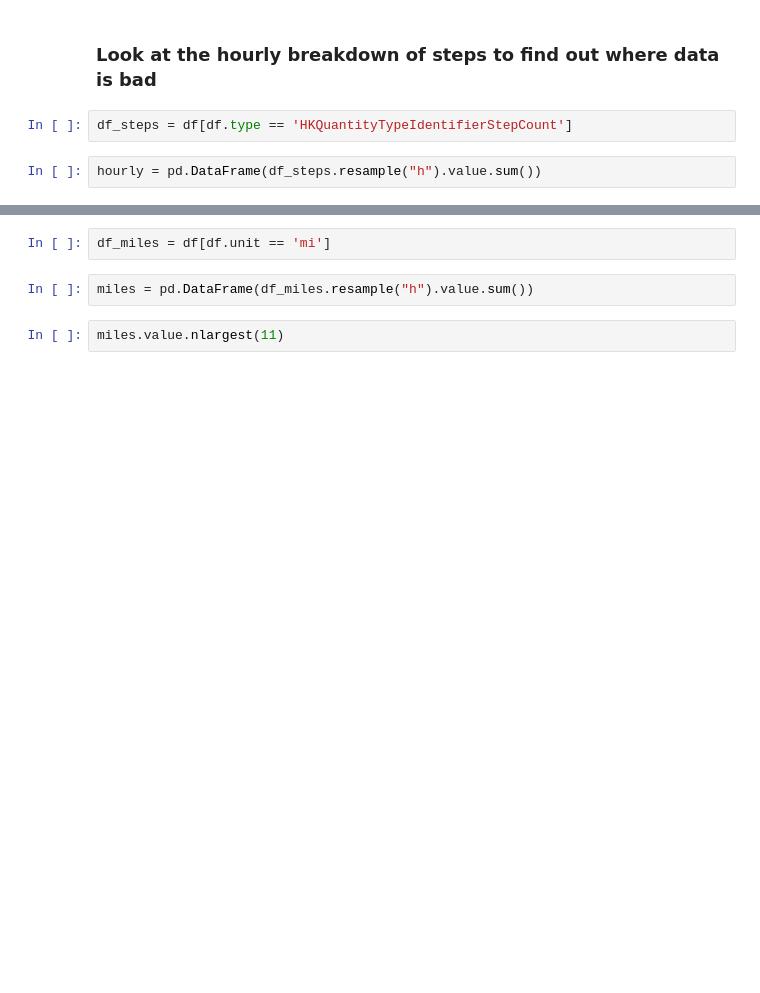
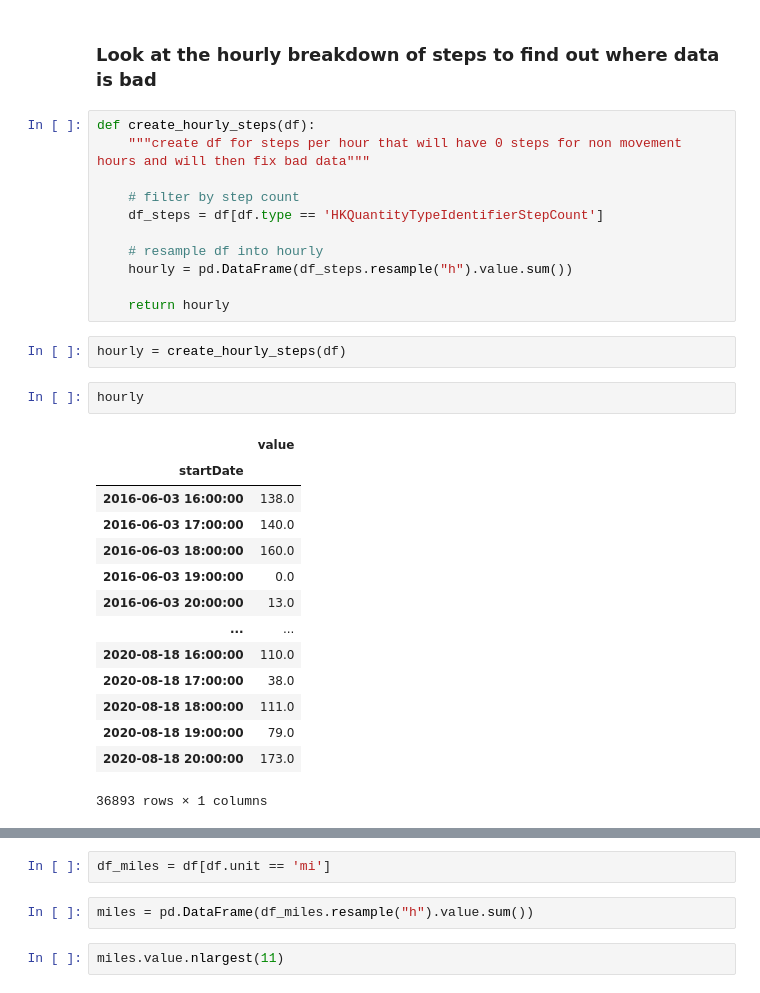
Before and after one commit to noahmelngailis/time_series_steps_project, a Jupyter notebook: time_series_xml.ipynb, the cells around one changed output, grey strips where cells are left out. Saved outputs shown, nothing was run; the diff lists cells and outputs as text; blank space fills up the shorter version.

Commit message:
creating hourly steps df

```diff
--- a/time_series_xml.ipynb
+++ b/time_series_xml.ipynb
@@ -195,9 +157,35 @@ dtype: float64
 # %% [markdown]
 ### Look at the hourly breakdown of steps to find out where data is bad
-# %%
-df_steps = df[df.type == 'HKQuantityTypeIdentifierStepCount']
-# %%
-hourly = pd.DataFrame(df_steps.resample("h").value.sum())
+# %%
+def create_hourly_steps(df):
+    """create df for steps per hour that will have 0 steps for non movement hours and will then fix bad data"""
+
+    # filter by step count
+    df_steps = df[df.type == 'HKQuantityTypeIdentifierStepCount']
+
+    # resample df into hourly
+    hourly = pd.DataFrame(df_steps.resample("h").value.sum())
+
+    return hourly
+# %%
+hourly = create_hourly_steps(df)
+# %%
+hourly
+# %% [output]
+|  | value |
+| startDate |  |
+| 2016-06-03 16:00:00 | 138.0 |
+| 2016-06-03 17:00:00 | 140.0 |
+| 2016-06-03 18:00:00 | 160.0 |
+| 2016-06-03 19:00:00 | 0.0 |
+| 2016-06-03 20:00:00 | 13.0 |
+| ... | ... |
+| 2020-08-18 16:00:00 | 110.0 |
+| 2020-08-18 17:00:00 | 38.0 |
+| 2020-08-18 18:00:00 | 111.0 |
+| 2020-08-18 19:00:00 | 79.0 |
+| 2020-08-18 20:00:00 | 173.0 |
+36893 rows × 1 columns
 # %%
 print("These are the outliers")
 hourly.value.nlargest(11)
```
Also changed, not shown: parts of 27 cells of this notebook.
